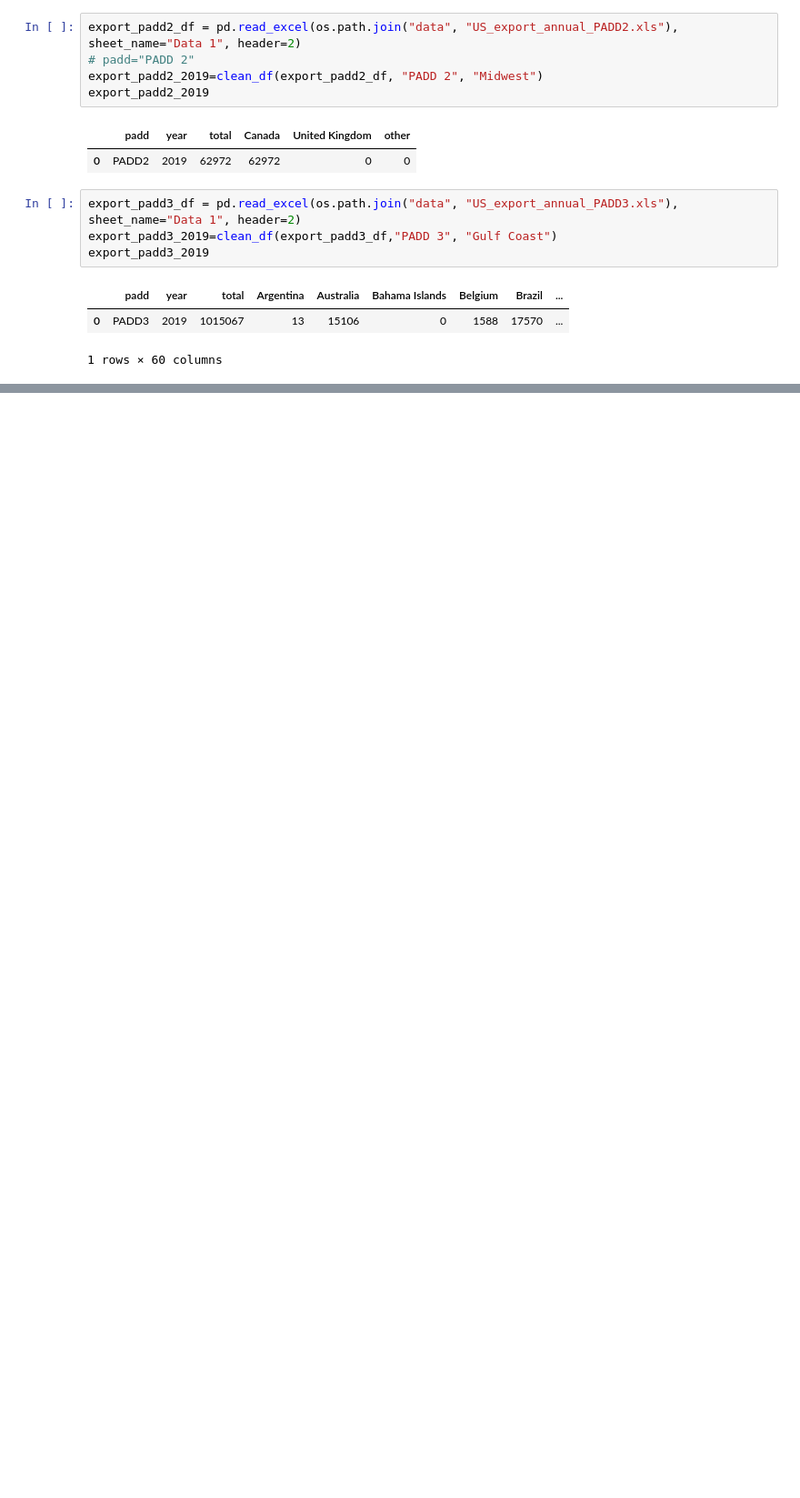
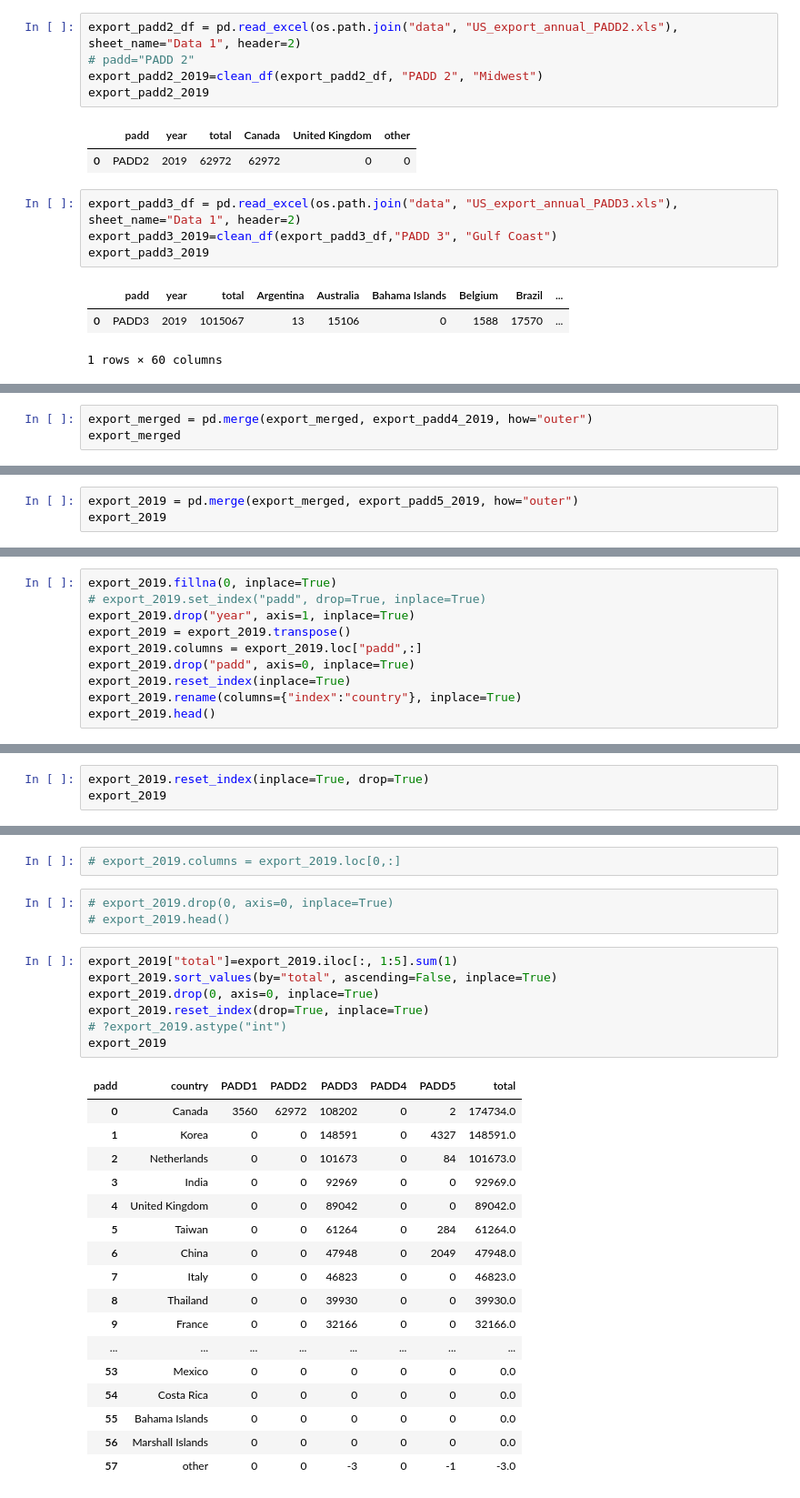
Before and after one commit to OlegRyzhkov2020/oil-project, a Jupyter notebook: export_import/US_expo_imp.ipynb, the cells around one changed output, grey strips where cells are left out. Shown: that part at 91% size. Drawn from its saved outputs; the diff is of its cells as text; blank space fills up the shorter version.

```diff
--- a/export_import/US_expo_imp.ipynb
+++ b/export_import/US_expo_imp.ipynb
@@ -82,0 +99,3 @@ export_padd3_2019
+# %%
+export_merged = pd.merge(export_merged, export_padd4_2019, how="outer")
+export_merged
@@ -82,0 +109,3 @@ export_padd3_2019
+# %%
+export_2019 = pd.merge(export_merged, export_padd5_2019, how="outer")
+export_2019
@@ -82,0 +120,10 @@ export_padd3_2019
+# %%
+export_2019.fillna(0, inplace=True)
+# export_2019.set_index("padd", drop=True, inplace=True)
+export_2019.drop("year", axis=1, inplace=True)
+export_2019 = export_2019.transpose()
+export_2019.columns = export_2019.loc["padd",:]
+export_2019.drop("padd", axis=0, inplace=True)
+export_2019.reset_index(inplace=True)
+export_2019.rename(columns={"index":"country"}, inplace=True)
+export_2019.head()
@@ -82,0 +137,3 @@ export_padd3_2019
+# %%
+export_2019.reset_index(inplace=True, drop=True)
+export_2019
@@ -82,0 +158,30 @@ export_padd3_2019
+# %%
+# export_2019.columns = export_2019.loc[0,:]
+# %%
+# export_2019.drop(0, axis=0, inplace=True)
+# export_2019.head()
+# %%
+export_2019["total"]=export_2019.iloc[:, 1:5].sum(1)
+export_2019.sort_values(by="total", ascending=False, inplace=True)
+export_2019.drop(0, axis=0, inplace=True)
+export_2019.reset_index(drop=True, inplace=True)
+# ?export_2019.astype("int")
+export_2019
+# %% [output]
+| padd | country | PADD1 | PADD2 | PADD3 | PADD4 | PADD5 | total |
+| 0 | Canada | 3560 | 62972 | 108202 | 0 | 2 | 174734.0 |
+| 1 | Korea | 0 | 0 | 148591 | 0 | 4327 | 148591.0 |
+| 2 | Netherlands | 0 | 0 | 101673 | 0 | 84 | 101673.0 |
+| 3 | India | 0 | 0 | 92969 | 0 | 0 | 92969.0 |
+| 4 | United Kingdom | 0 | 0 | 89042 | 0 | 0 | 89042.0 |
+| 5 | Taiwan | 0 | 0 | 61264 | 0 | 284 | 61264.0 |
+| 6 | China | 0 | 0 | 47948 | 0 | 2049 | 47948.0 |
+| 7 | Italy | 0 | 0 | 46823 | 0 | 0 | 46823.0 |
+| 8 | Thailand | 0 | 0 | 39930 | 0 | 0 | 39930.0 |
+| 9 | France | 0 | 0 | 32166 | 0 | 0 | 32166.0 |
+| ... | ... | ... | ... | ... | ... | ... | ... |
+| 53 | Mexico | 0 | 0 | 0 | 0 | 0 | 0.0 |
+| 54 | Costa Rica | 0 | 0 | 0 | 0 | 0 | 0.0 |
+| 55 | Bahama Islands | 0 | 0 | 0 | 0 | 0 | 0.0 |
+| 56 | Marshall Islands | 0 | 0 | 0 | 0 | 0 | 0.0 |
+| 57 | other | 0 | 0 | -3 | 0 | -1 | -3.0 |
```
Also changed, not shown: parts of 16 cells of this notebook, 2 other files.
